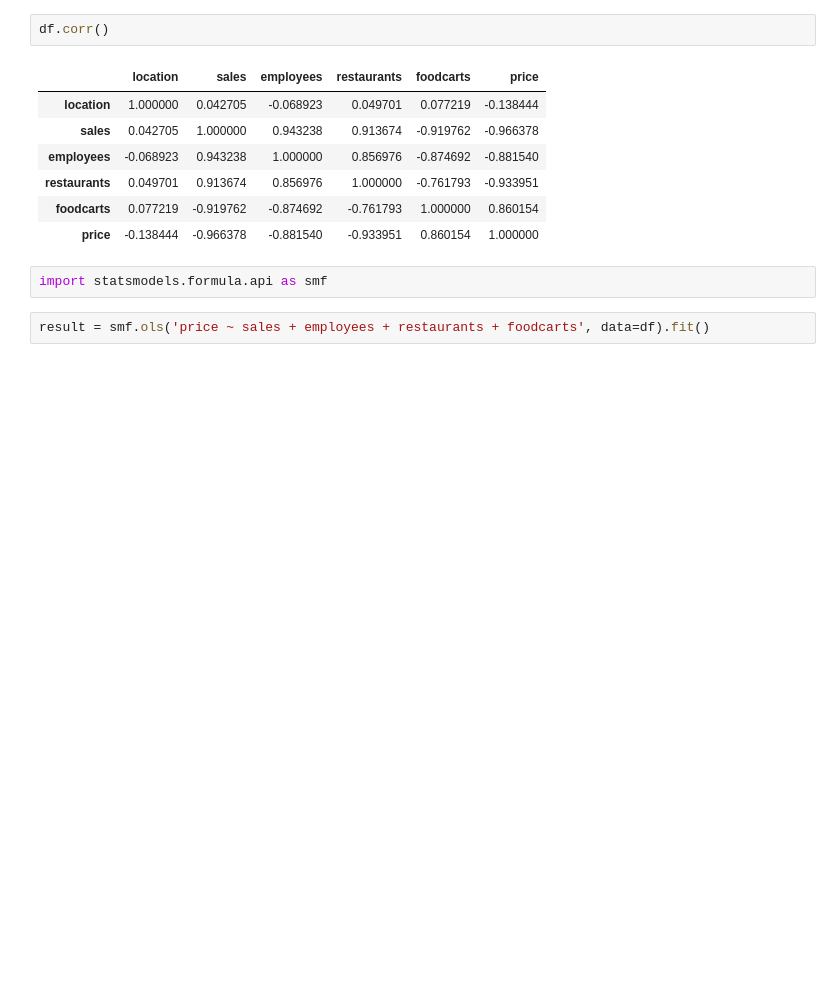
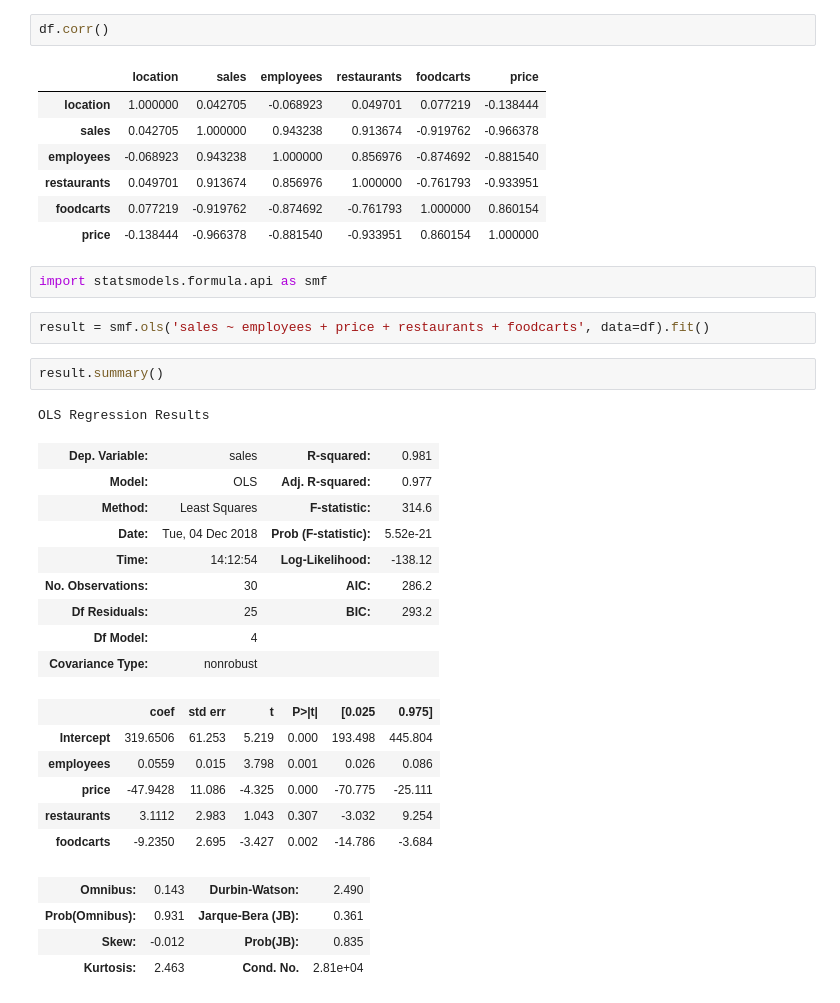
Before and after one commit to renjika19/DataAnalyticsBootCamp, a Jupyter notebook: Module+4+-+Correlation+and+Models.ipynb, the cells around one changed output. Drawn from its saved outputs; the diff is of its cells as text; blank space fills up the shorter version.

```diff
--- a/Module+4+-+Correlation+and+Models.ipynb
+++ b/Module+4+-+Correlation+and+Models.ipynb
@@ -141,4 +141,27 @@ df.corr()
 # %%
 import statsmodels.formula.api as smf
 # %%
-result = smf.ols('price ~ sales + employees + restaurants + foodcarts', data=df).fit()
+result = smf.ols('sales ~ employees + price + restaurants + foodcarts', data=df).fit()
+# %%
+result.summary()
+# %% [output]
+OLS Regression Results
+| Dep. Variable: | sales | R-squared: | 0.981 |
+| Model: | OLS | Adj. R-squared: | 0.977 |
+| Method: | Least Squares | F-statistic: | 314.6 |
+| Date: | Tue, 04 Dec 2018 | Prob (F-statistic): | 5.52e-21 |
+| Time: | 14:12:54 | Log-Likelihood: | -138.12 |
+| No. Observations: | 30 | AIC: | 286.2 |
+| Df Residuals: | 25 | BIC: | 293.2 |
+| Df Model: | 4 |  |  |
+| Covariance Type: | nonrobust |  |  |
+|  | coef | std err | t | P>|t| | [0.025 | 0.975] |
+| Intercept | 319.6506 | 61.253 | 5.219 | 0.000 | 193.498 | 445.804 |
+| employees | 0.0559 | 0.015 | 3.798 | 0.001 | 0.026 | 0.086 |
+| price | -47.9428 | 11.086 | -4.325 | 0.000 | -70.775 | -25.111 |
+| restaurants | 3.1112 | 2.983 | 1.043 | 0.307 | -3.032 | 9.254 |
+| foodcarts | -9.2350 | 2.695 | -3.427 | 0.002 | -14.786 | -3.684 |
+| Omnibus: | 0.143 | Durbin-Watson: | 2.490 |
+| Prob(Omnibus): | 0.931 | Jarque-Bera (JB): | 0.361 |
+| Skew: | -0.012 | Prob(JB): | 0.835 |
+| Kurtosis: | 2.463 | Cond. No. | 2.81e+04 |
```
